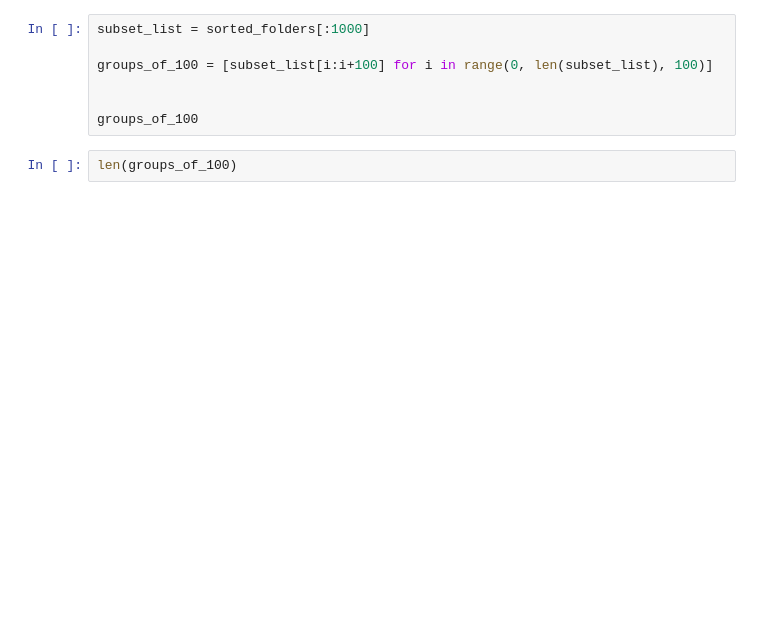
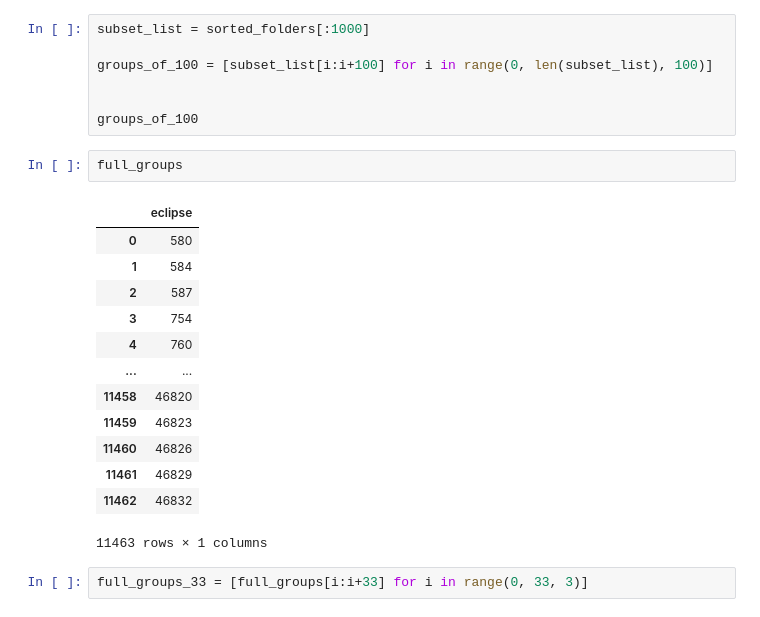
Before and after one commit to MillionConcepts/glcat, a Jupyter notebook: bucket.ipynb, the cells around one changed output. Saved outputs shown, nothing was run; the diff lists cells and outputs as text; blank space fills up the shorter version.

```diff
--- a/bucket.ipynb
+++ b/bucket.ipynb
@@ -154,4 +215,20 @@ groups_of_100 = [subset_list[i:i+100] for i in range(0, len(subset_list), 100)]
 
 groups_of_100
 # %%
-len(groups_of_100)
+full_groups
+# %% [output]
+|  | eclipse |
+| 0 | 580 |
+| 1 | 584 |
+| 2 | 587 |
+| 3 | 754 |
+| 4 | 760 |
+| ... | ... |
+| 11458 | 46820 |
+| 11459 | 46823 |
+| 11460 | 46826 |
+| 11461 | 46829 |
+| 11462 | 46832 |
+11463 rows × 1 columns
+# %%
+full_groups_33 = [full_groups[i:i+33] for i in range(0, 33, 3)]
```
Also changed, not shown: parts of 8 cells of this notebook, 1 other file.
